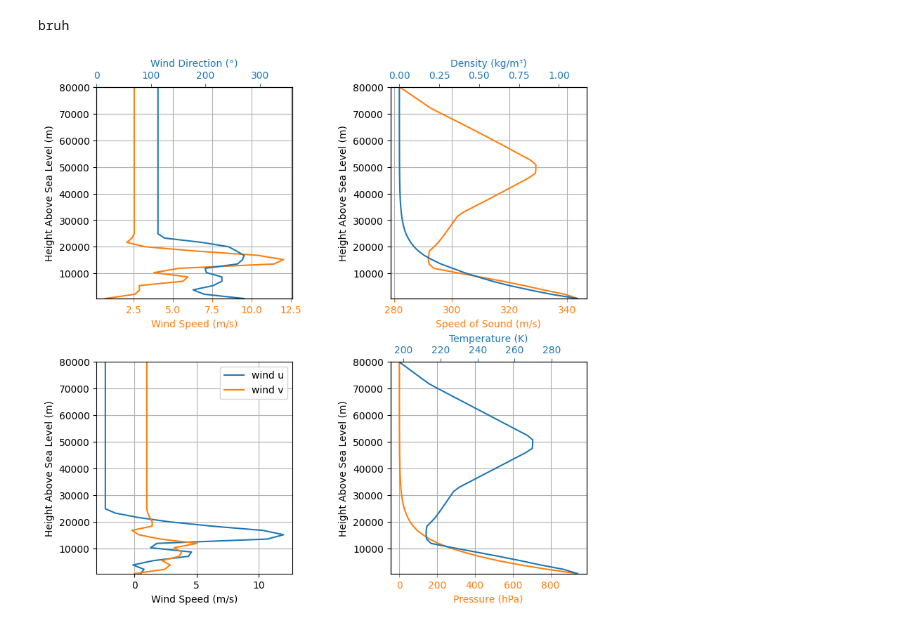
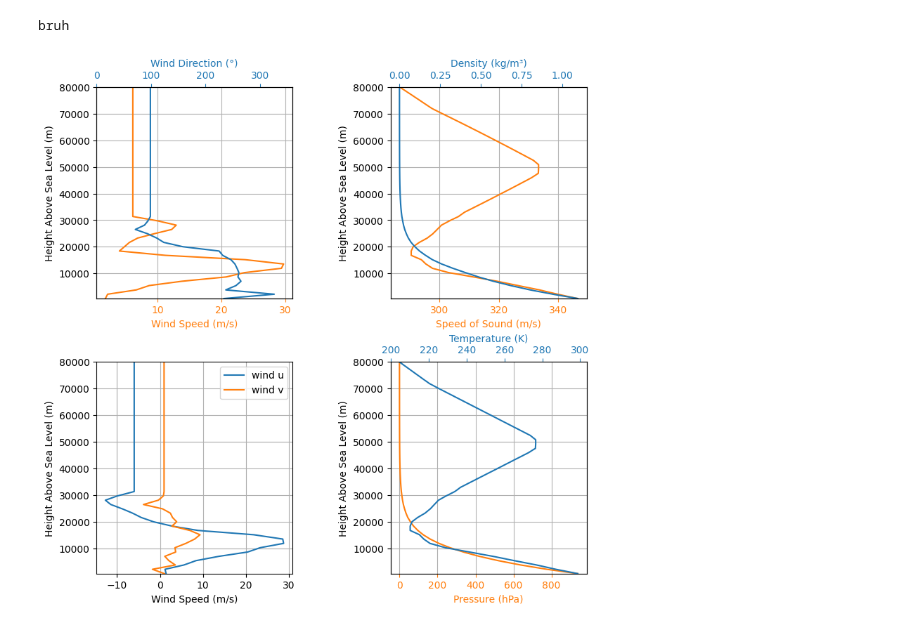
Before and after one commit to prs2026/Procyon, a Jupyter notebook: rocketpy/JUMP sims and analysis/simsevolved/processing montecarlodatanew.ipynb, the cells around one changed output. Drawn from its saved outputs; the diff is of its cells as text; code cells hidden in the pictures.

```diff
--- a/rocketpy/JUMP sims and analysis/simsevolved/processing montecarlodatanew.ipynb
+++ b/rocketpy/JUMP sims and analysis/simsevolved/processing montecarlodatanew.ipynb
@@ -18,32 +18,32 @@ bruh
 # %%
 
 with open('flight_data.pkl', 'rb') as f:
     results = pickle.load(f)
 
 #print(results)
 
 site_lat = 35.3466
 site_lon = -117.809
 site_alt = 2000/3.281 #ft
 
 
 result = create_openmeteo_environment(
     latitude=35.3466,
     longitude=-117.809,
-    date="2026-05-24",
-    time="08:00",
+    date="2026-06-07",
+    time="10:00",
     timezone_name="US/Pacific",
     elevation_m=2000 / 3.281,
 )
 
 env = result.environment
 
 
 env.plots.atmospheric_model()
 
 #env.set_atmospheric_model(type="Forecast", file="GFS")
 # %% [output]
-[figure, old version]
+[figure, new version]
 # %%
 
 
```
Also changed, not shown: parts of 5 cells of this notebook, 29 other files.
